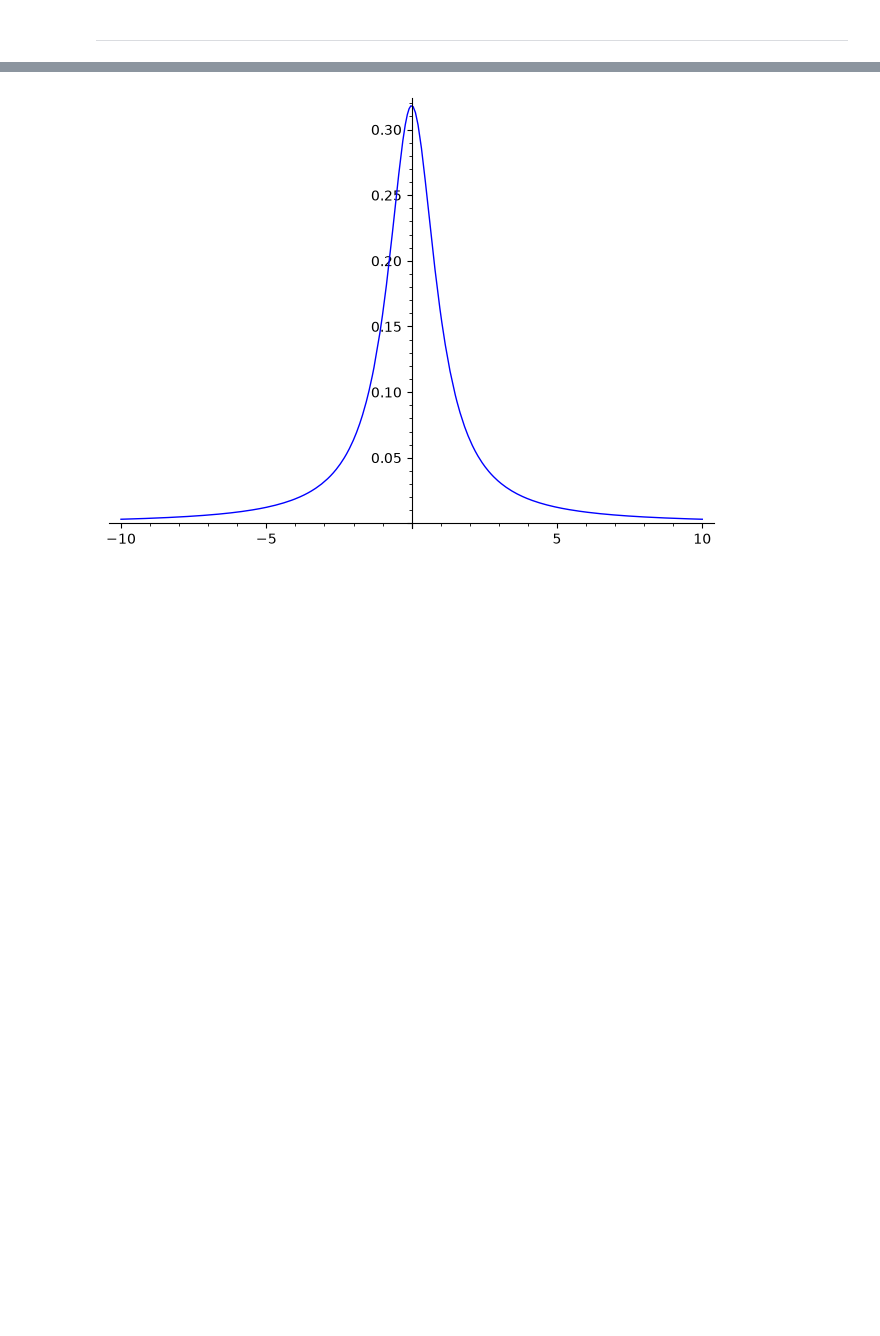
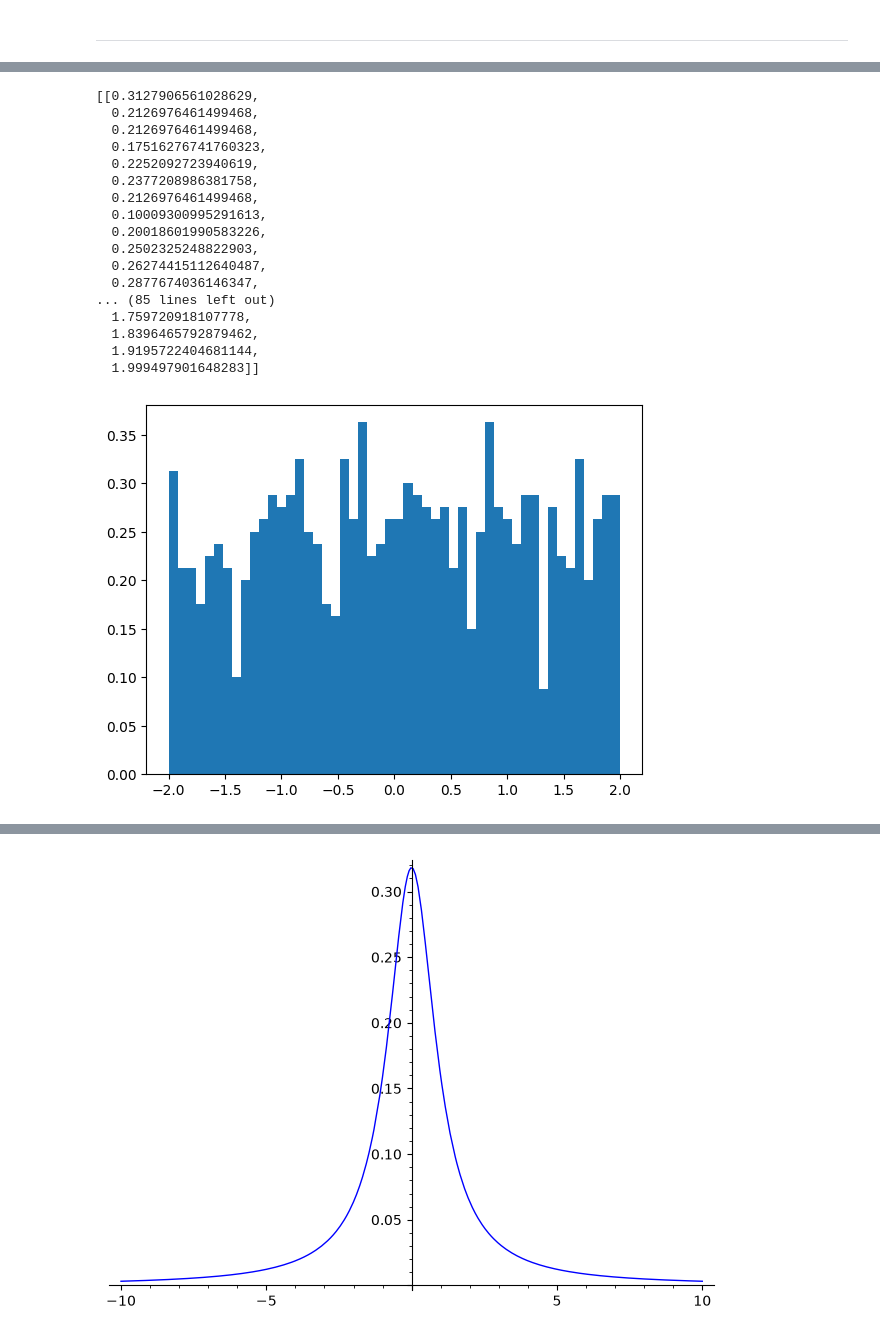
Before and after one commit to anadditivity/lwe-which-error, a Jupyter notebook: 00-first-sage-toy.ipynb, the cells around one changed output, grey strips where cells are left out. Drawn from its saved outputs; the diff is of its cells as text; code cells hidden in the pictures; blank space fills up the shorter version.

Commit message:
chore: run a few cells, get a few data points, add questions

```diff
--- a/00-first-sage-toy.ipynb
+++ b/00-first-sage-toy.ipynb
@@ -80 +80,22 @@ RealDistribution('uniform', [-1,1]).plot([-10,10])
+# %%
+RealDistribution('uniform', [-2,2]).generate_histogram_data()
+# %% [output]
+[[0.3127906561028629,
+  0.2126976461499468,
+  0.2126976461499468,
+  0.17516276741760323,
+  0.2252092723940619,
+  0.2377208986381758,
+  0.2126976461499468,
+  0.10009300995291613,
+  0.20018601990583226,
+  0.2502325248822903,
+  0.26274415112640487,
+  0.2877674036146347,
+... (85 lines left out)
+  1.759720918107778,
+  1.8396465792879462,
+  1.9195722404681144,
+  1.999497901648283]]
+[figure, added]
 # %%
```
Also changed, not shown: parts of 3 cells of this notebook, 2 other files.
